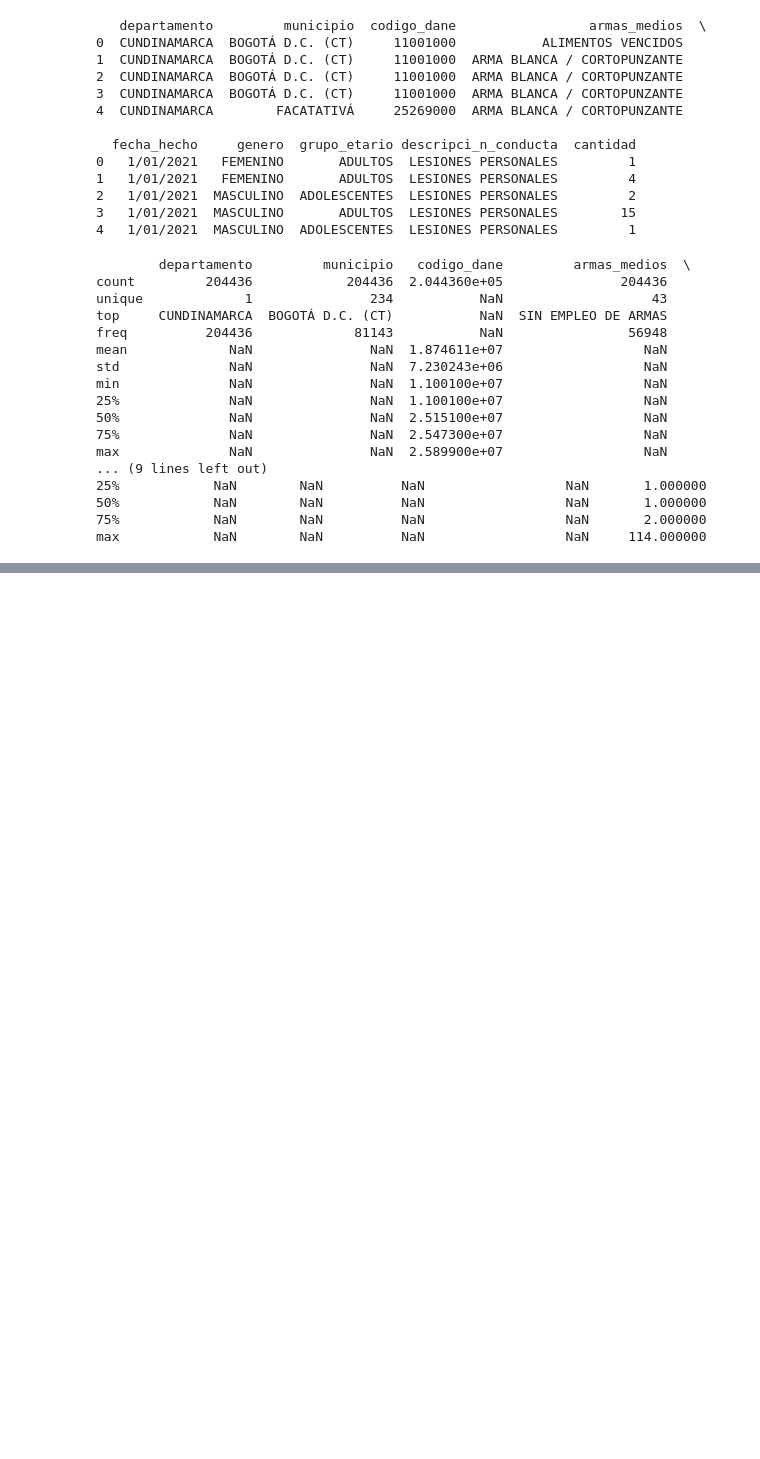
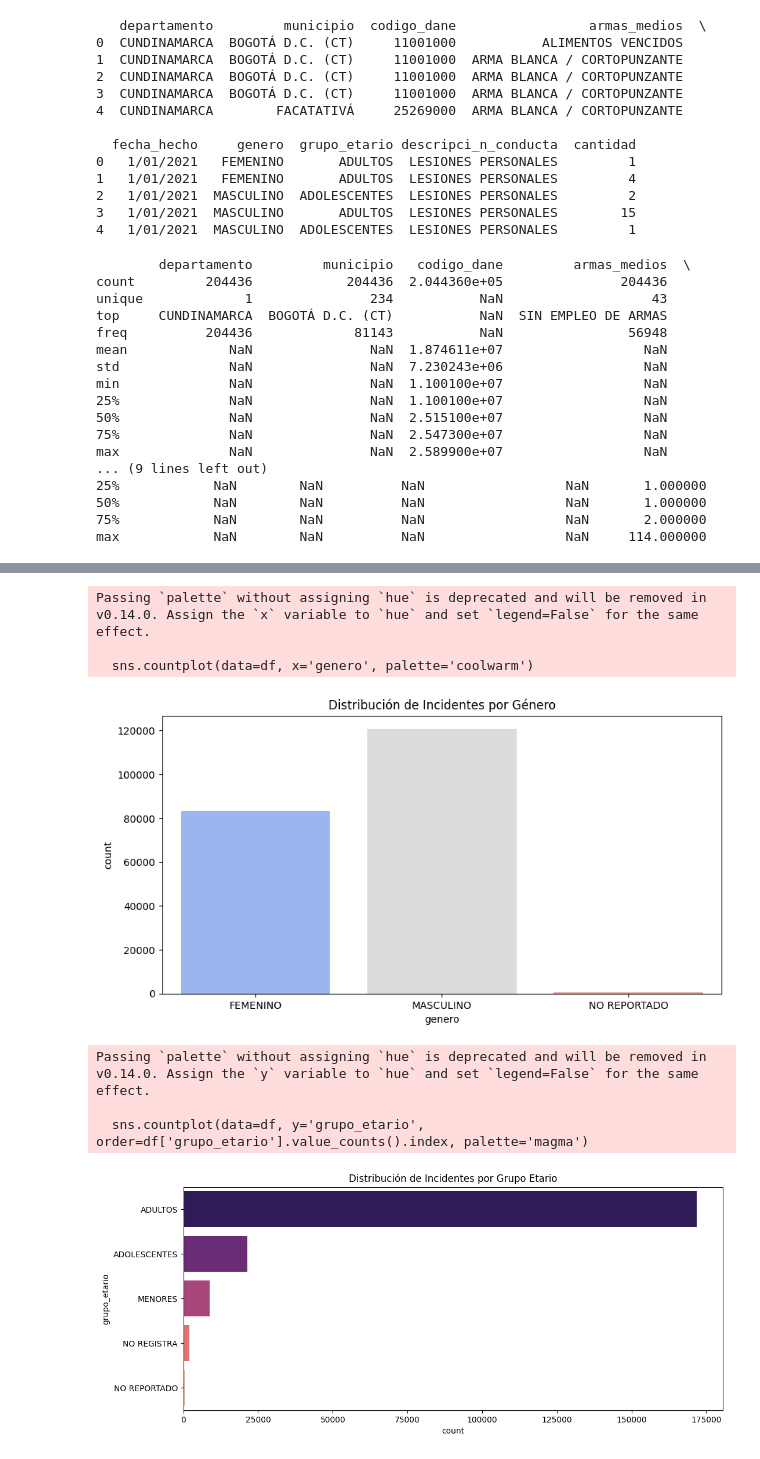
Before and after one commit to SPMINE-2425/Paula_Chaves_Gabriela_Morera_Taller1, a Jupyter notebook: codigo/cuaderno_exp.ipynb, the cells around one changed output, grey strips where cells are left out. Cells and saved outputs as stored; diff of their text form; code cells hidden in the pictures; blank space fills up the shorter version.

```diff
--- a/codigo/cuaderno_exp.ipynb
+++ b/codigo/cuaderno_exp.ipynb
@@ -45,0 +147,23 @@ max            NaN        NaN          NaN                  NaN     114.000000
+# %%
+# Análisis de distribución por género y grupo etario
+def analizar_demografia(df):
+    plt.figure(figsize=(10, 5))
+    sns.countplot(data=df, x='genero', palette='coolwarm')
+    plt.title('Distribución de Incidentes por Género')
+    plt.show()
+
+    plt.figure(figsize=(12, 5))
+    sns.countplot(data=df, y='grupo_etario', order=df['grupo_etario'].value_counts().index, palette='magma')
+    plt.title('Distribución de Incidentes por Grupo Etario')
+    plt.show()
+# %%
+analizar_demografia(ReporteLesionesPersonalesAccidentesCun)
+# %% [output]
+Passing `palette` without assigning `hue` is deprecated and will be removed in v0.14.0. Assign the `x` variable to `hue` and set `legend=False` for the same effect.
+
+  sns.countplot(data=df, x='genero', palette='coolwarm')
+[figure, added]
+Passing `palette` without assigning `hue` is deprecated and will be removed in v0.14.0. Assign the `y` variable to `hue` and set `legend=False` for the same effect.
+
+  sns.countplot(data=df, y='grupo_etario', order=df['grupo_etario'].value_counts().index, palette='magma')
+[figure, added]
```
Also changed, not shown: parts of 19 cells of this notebook, 5 other files.
